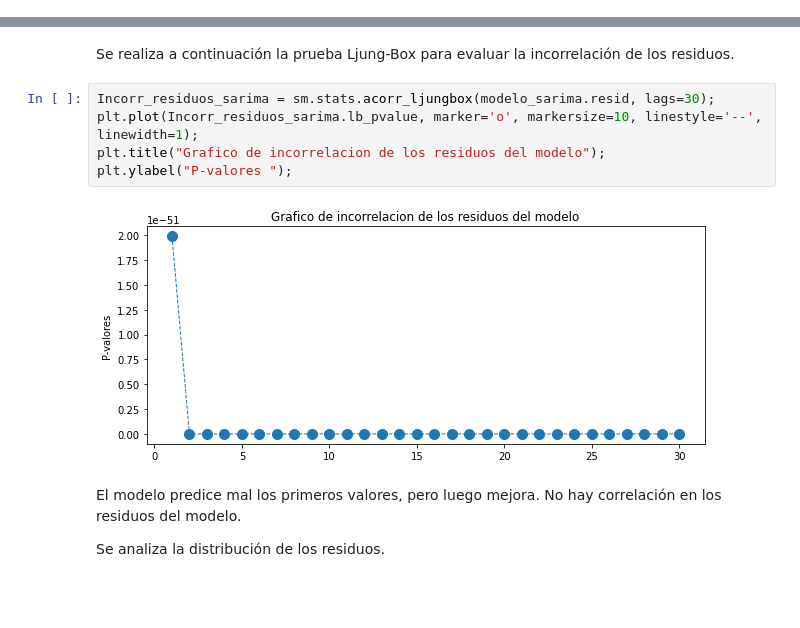
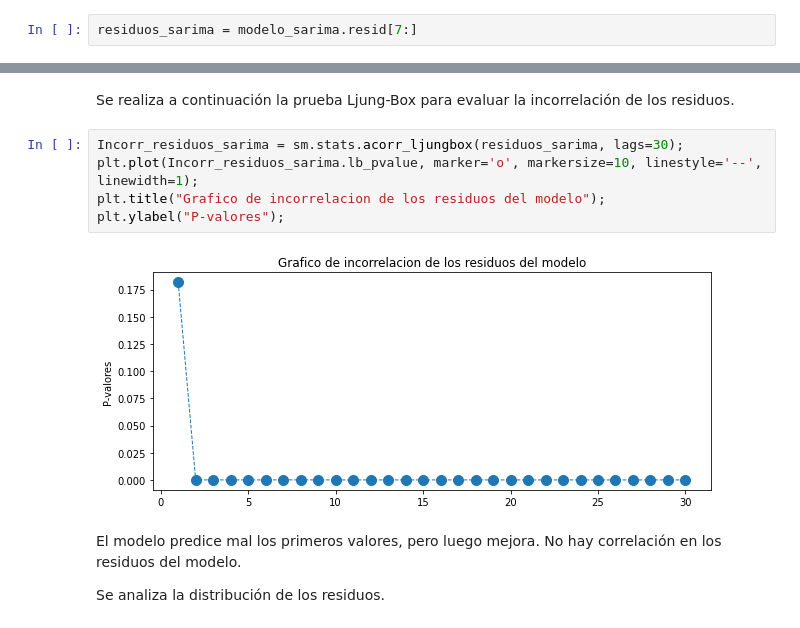
Before and after one commit to rstvz90/AST_G4, a Jupyter notebook: TP_G4_Consumo.ipynb, the cells around one changed output, grey strips where cells are left out. Cells and saved outputs as stored; diff of their text form; blank space fills up the shorter version.

```diff
--- a/TP_G4_Consumo.ipynb
+++ b/TP_G4_Consumo.ipynb
@@ -871,0 +889,2 @@ plt.show()
+# %%
+residuos_sarima = modelo_sarima.resid[7:]
@@ -872,12 +897,12 @@ plt.show()
 # %% [markdown]
 Se realiza a continuación la prueba Ljung-Box para evaluar la incorrelación de los residuos.
 # %%
-Incorr_residuos_sarima = sm.stats.acorr_ljungbox(modelo_sarima.resid, lags=30);
+Incorr_residuos_sarima = sm.stats.acorr_ljungbox(residuos_sarima, lags=30);
 plt.plot(Incorr_residuos_sarima.lb_pvalue, marker='o', markersize=10, linestyle='--', linewidth=1);
 plt.title("Grafico de incorrelacion de los residuos del modelo");
-plt.ylabel("P-valores ");
+plt.ylabel("P-valores");
 # %% [output]
-[figure, old version]
+[figure, new version]
 # %% [markdown]
 El modelo predice mal los primeros valores, pero luego mejora. No hay correlación en los residuos del modelo.
 
```
Also changed, not shown: parts of 5 cells of this notebook.
